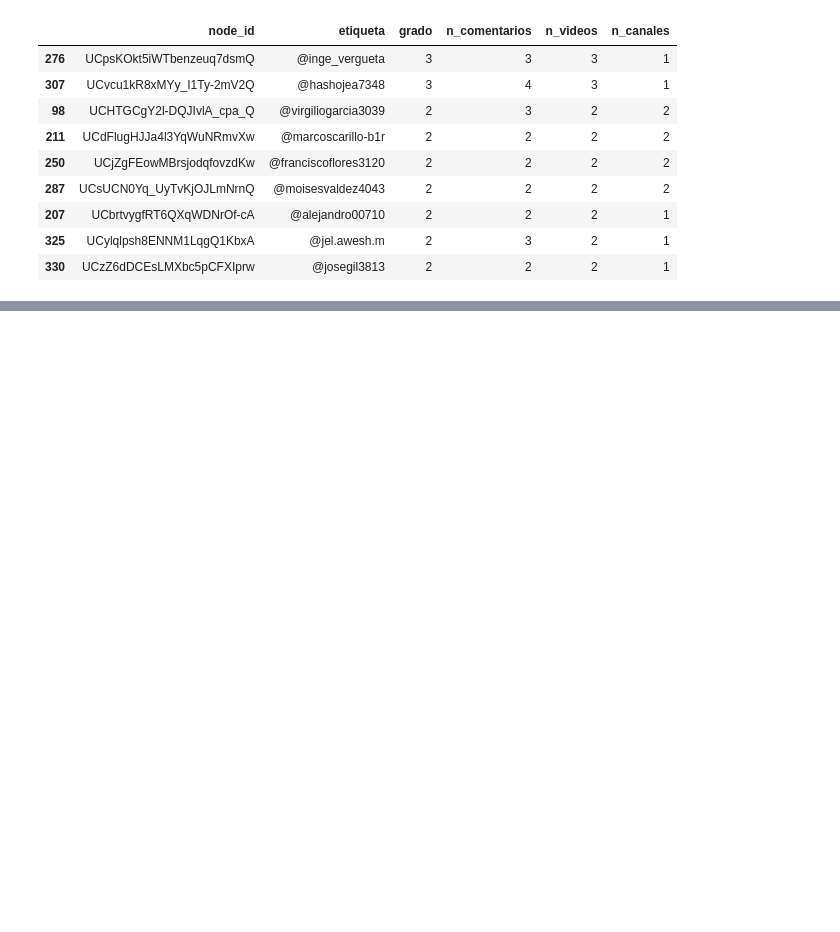
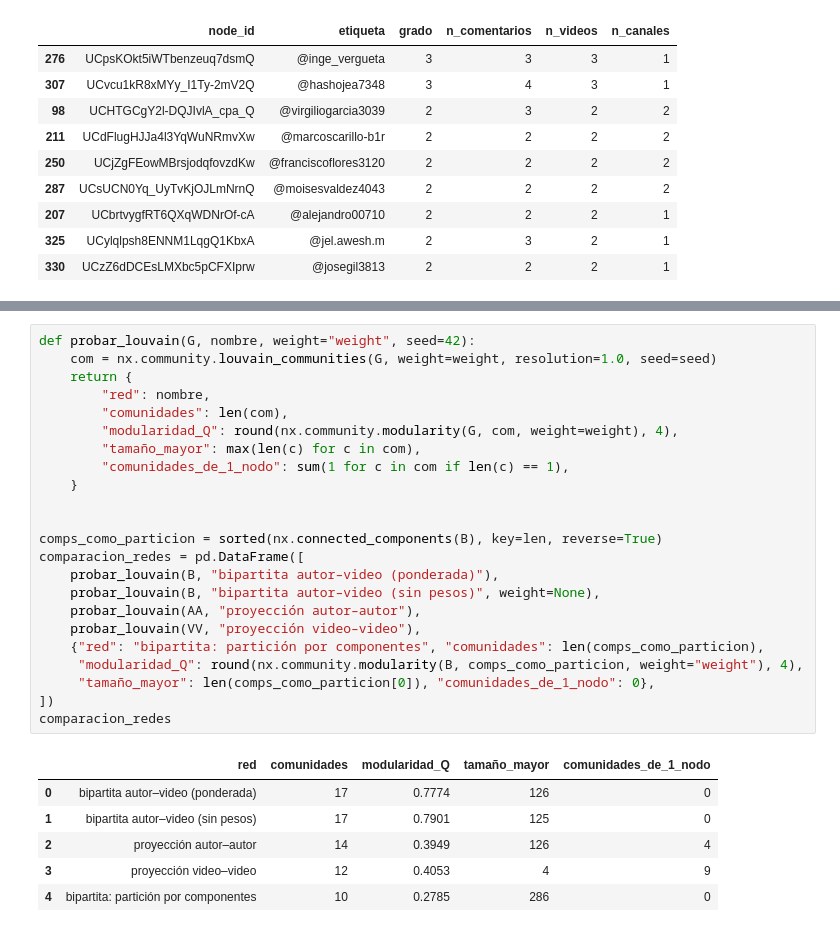
Before and after one commit to Tunchxz/CC3084-Laboratorio-6, a Jupyter notebook: notebooks/03_redes.ipynb, the cells around one changed output, grey strips where cells are left out. Saved outputs shown, nothing was run; the diff lists cells and outputs as text; blank space fills up the shorter version.

```diff
--- a/notebooks/03_redes.ipynb
+++ b/notebooks/03_redes.ipynb
@@ -690,0 +699,30 @@ Autores con grado ≥ 2 (los únicos que pueden conectar contenidos): 9
+# %%
+def probar_louvain(G, nombre, weight="weight", seed=42):
+    com = nx.community.louvain_communities(G, weight=weight, resolution=1.0, seed=seed)
+    return {
+        "red": nombre,
+        "comunidades": len(com),
+        "modularidad_Q": round(nx.community.modularity(G, com, weight=weight), 4),
+        "tamaño_mayor": max(len(c) for c in com),
+        "comunidades_de_1_nodo": sum(1 for c in com if len(c) == 1),
+    }
+
+
+comps_como_particion = sorted(nx.connected_components(B), key=len, reverse=True)
+comparacion_redes = pd.DataFrame([
+    probar_louvain(B, "bipartita autor–video (ponderada)"),
+    probar_louvain(B, "bipartita autor–video (sin pesos)", weight=None),
+    probar_louvain(AA, "proyección autor–autor"),
+    probar_louvain(VV, "proyección video–video"),
+    {"red": "bipartita: partición por componentes", "comunidades": len(comps_como_particion),
+     "modularidad_Q": round(nx.community.modularity(B, comps_como_particion, weight="weight"), 4),
+     "tamaño_mayor": len(comps_como_particion[0]), "comunidades_de_1_nodo": 0},
+])
+comparacion_redes
+# %% [output]
+|  | red | comunidades | modularidad_Q | tamaño_mayor | comunidades_de_1_nodo |
+| 0 | bipartita autor–video (ponderada) | 17 | 0.7774 | 126 | 0 |
+| 1 | bipartita autor–video (sin pesos) | 17 | 0.7901 | 125 | 0 |
+| 2 | proyección autor–autor | 14 | 0.3949 | 126 | 4 |
+| 3 | proyección video–video | 12 | 0.4053 | 4 | 9 |
+| 4 | bipartita: partición por componentes | 10 | 0.2785 | 286 | 0 |
```
Also changed, not shown: parts of 19 cells of this notebook.
